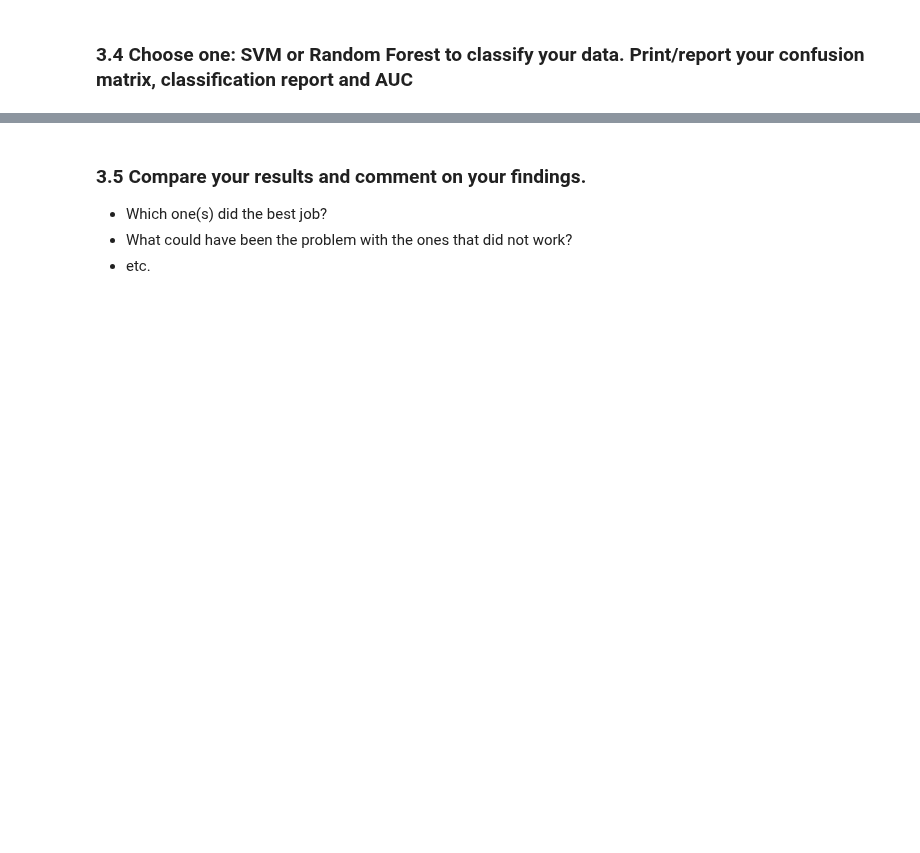
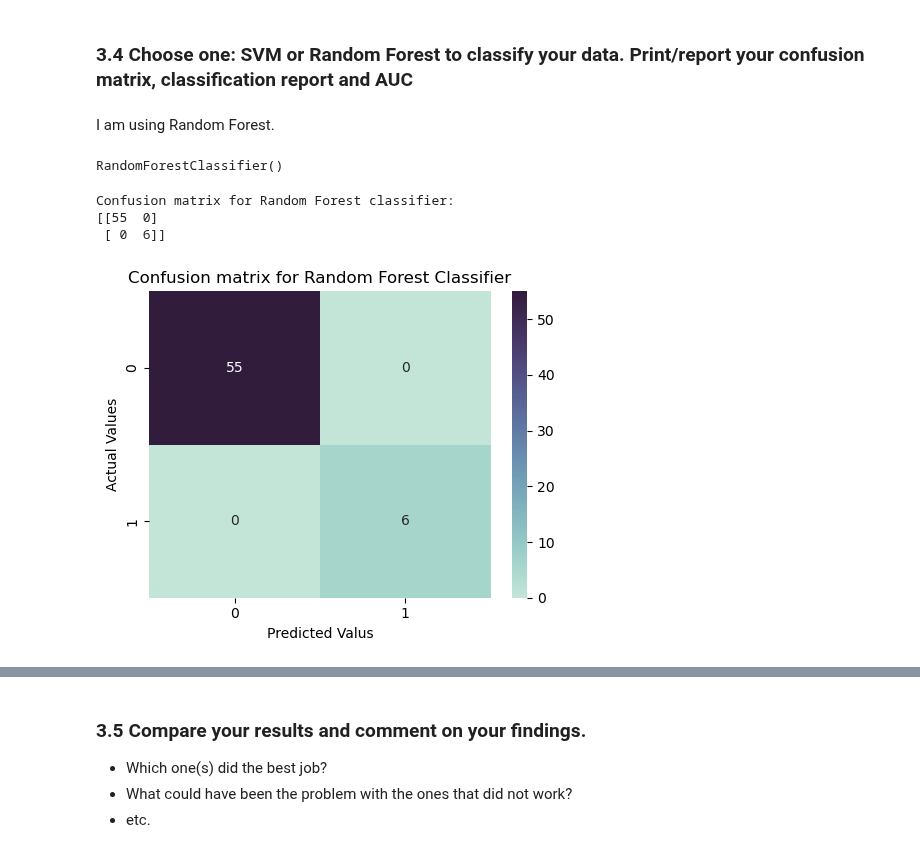
Before and after one commit to buddhathapa12/PrespectiveOnDataScience, a Jupyter notebook: ClassificationAnalysis/E923Q669_CS746_HW5_Classification.ipynb, the cells around one changed output, grey strips where cells are left out. Saved outputs shown, nothing was run; the diff lists cells and outputs as text; code cells hidden in the pictures; blank space fills up the shorter version.

Commit message:
Worked on Random Forest model

```diff
--- a/ClassificationAnalysis/E923Q669_CS746_HW5_Classification.ipynb
+++ b/ClassificationAnalysis/E923Q669_CS746_HW5_Classification.ipynb
@@ -542,5 +542,30 @@ AUC: 0.45
 [figure]
 # %% [markdown]
 ### 3.4 Choose one: SVM or Random Forest to classify your data. Print/report your confusion matrix, classification report and AUC
+# %% [markdown]
+I am using Random Forest.
 # %%
 #your code
+random_forest_model = RandomForestClassifier()
+random_forest_model.fit(X= X_train, y= y_train)
+# %% [output]
+RandomForestClassifier()
+# %%
+y_pred_rf = random_forest_model.predict(X_test)
+
+rf_confusion_matrix = confusion_matrix(y_true= y_test, y_pred= y_pred_rf)
+print(f"Confusion matrix for Random Forest classifier: \n{rf_confusion_matrix} \n")
+
+#Conffusion matrix plot
+plt.figure(figsize=(5,4))
+sns.heatmap(rf_confusion_matrix, annot= True, cmap= sns.cubehelix_palette(start=.5, rot=-.5, as_cmap=True))
+plt.xlabel("Predicted Valus")
+plt.ylabel("Actual Values")
+plt.title("Confusion matrix for Random Forest Classifier")
+plt.tight_layout()
+plt.show()
+# %% [output]
+Confusion matrix for Random Forest classifier:
+[[55  0]
+ [ 0  6]]
+[figure, added]
```
Also changed, not shown: parts of 3 cells of this notebook.
